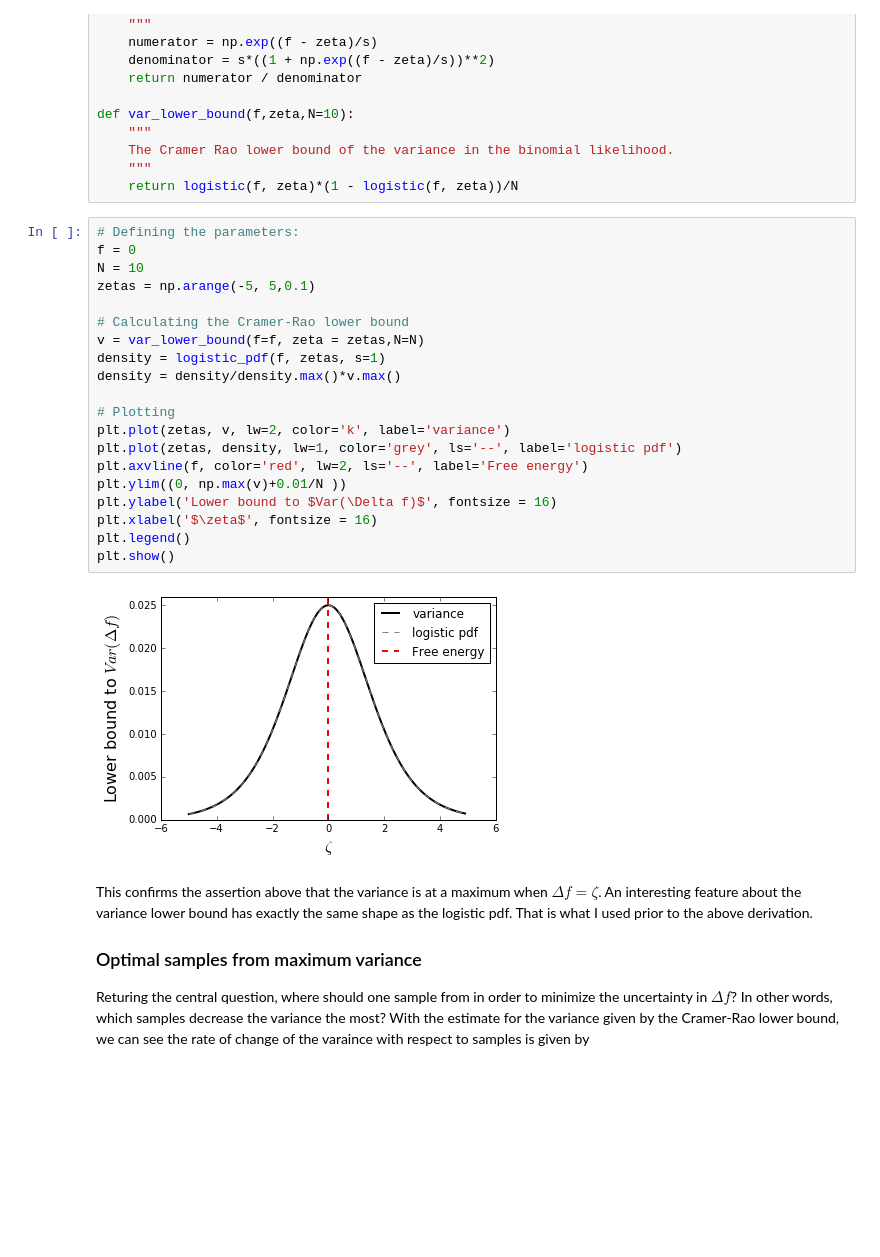
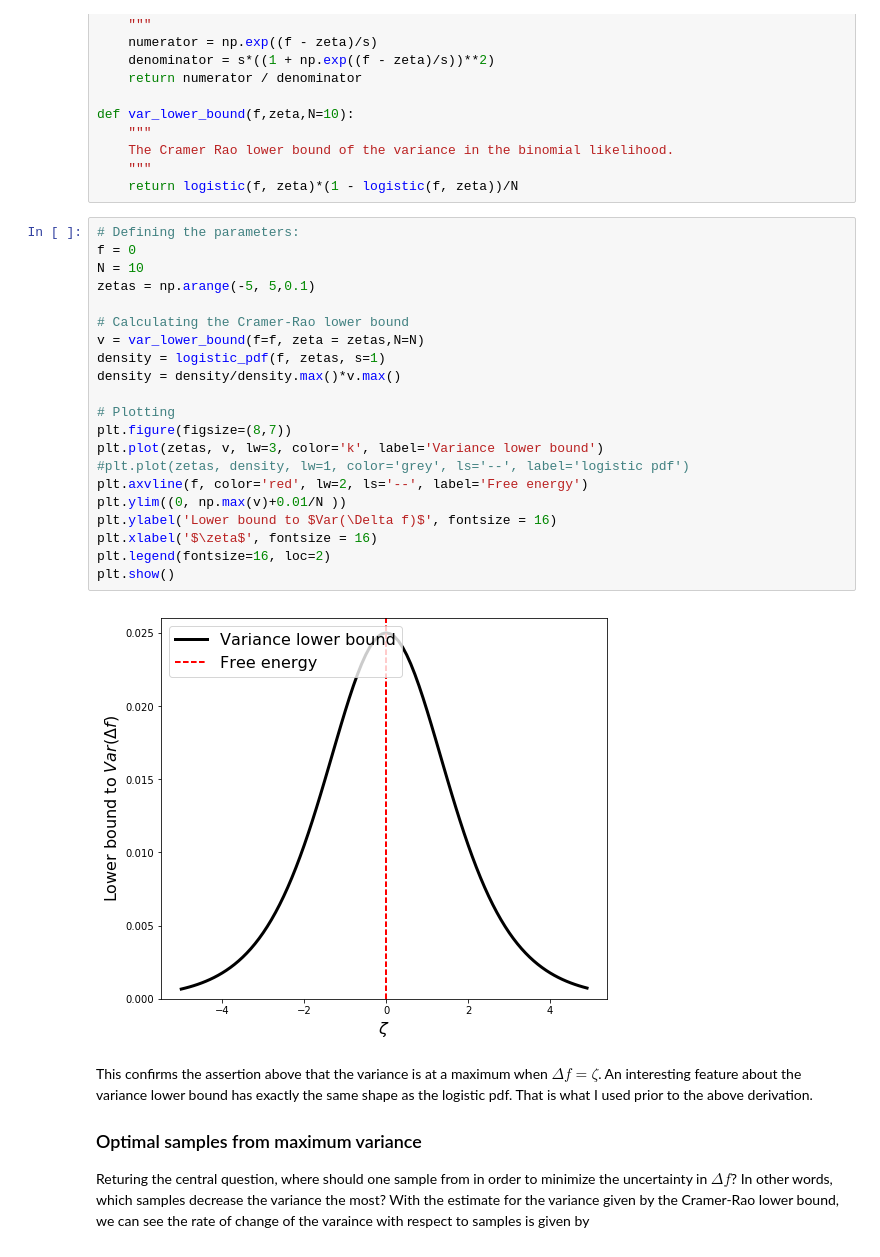
Before and after one commit to choderalab/bayesian-free-energies, a Jupyter notebook: bams/theoretical_notes/Optimal bias selection.ipynb, the cells around one changed output. Saved outputs shown, nothing was run; the diff lists cells and outputs as text; blank space fills up the shorter version.

```diff
--- a/bams/theoretical_notes/Optimal bias selection.ipynb
+++ b/bams/theoretical_notes/Optimal bias selection.ipynb
@@ -63,25 +62,26 @@ def var_lower_bound(f,zeta,N=10):
 # %%
 # Defining the parameters:
 f = 0
 N = 10
 zetas = np.arange(-5, 5,0.1)
 
 # Calculating the Cramer-Rao lower bound
 v = var_lower_bound(f=f, zeta = zetas,N=N)
 density = logistic_pdf(f, zetas, s=1)
 density = density/density.max()*v.max()
 
 # Plotting
-plt.plot(zetas, v, lw=2, color='k', label='variance')
-plt.plot(zetas, density, lw=1, color='grey', ls='--', label='logistic pdf')
+plt.figure(figsize=(8,7))
+plt.plot(zetas, v, lw=3, color='k', label='Variance lower bound')
+#plt.plot(zetas, density, lw=1, color='grey', ls='--', label='logistic pdf')
 plt.axvline(f, color='red', lw=2, ls='--', label='Free energy')
 plt.ylim((0, np.max(v)+0.01/N ))
 plt.ylabel('Lower bound to $Var(\Delta f)$', fontsize = 16)
 plt.xlabel('$\zeta$', fontsize = 16)
-plt.legend()
+plt.legend(fontsize=16, loc=2)
 plt.show()
 # %% [output]
-[figure, old version]
+[figure, new version]
 # %% [markdown]
 This confirms the assertion above that the variance is at a maximum when $\Delta f = \zeta$. An interesting feature about the variance lower bound has exactly the same shape as the logistic pdf. That is what I used prior to the above derivation.
 
```
Also changed, not shown: parts of 1 cell of this notebook, 2 other files.
